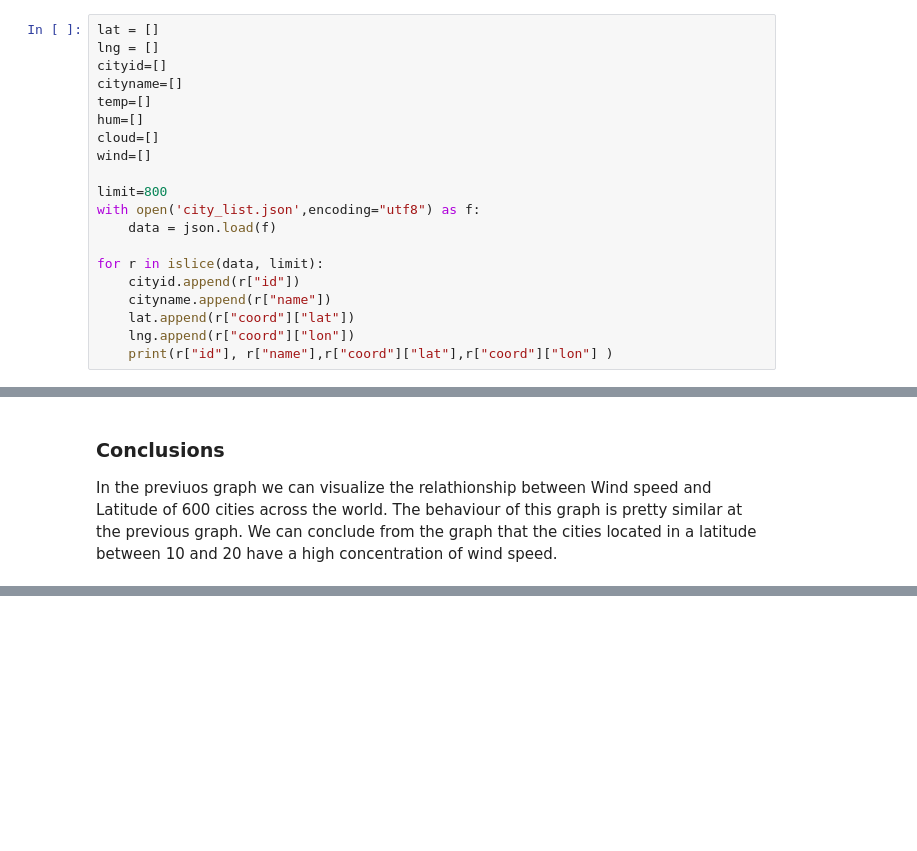
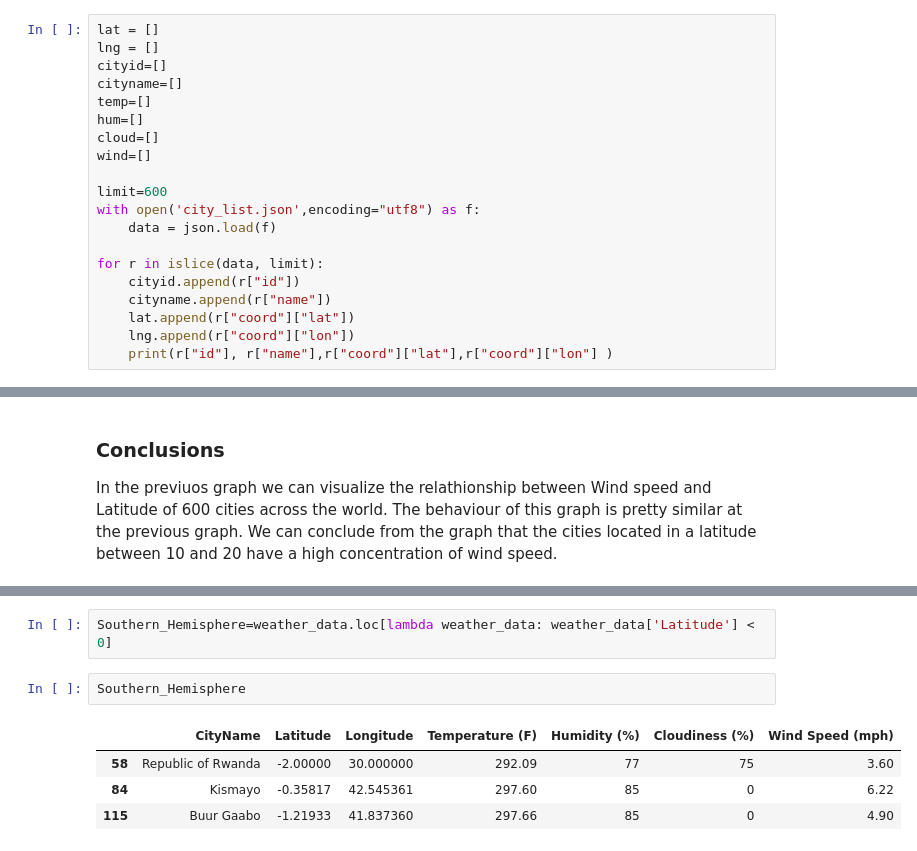
Before and after one commit to SugeilyMG/python-api-challenge, a Jupyter notebook: WeatherPy/WeatherPy.ipynb, the cells around one changed output, grey strips where cells are left out. Saved outputs shown, nothing was run; the diff lists cells and outputs as text; blank space fills up the shorter version.

```diff
--- a/WeatherPy/WeatherPy.ipynb
+++ b/WeatherPy/WeatherPy.ipynb
@@ -18,7 +18,7 @@ hum=[]
 cloud=[]
 wind=[]
 
-limit=800
+limit=600
 with open('city_list.json',encoding="utf8") as f:
     data = json.load(f)
 
@@ -151,0 +186,9 @@ We can conclude from the graph that the cities located in a latitude between 10
+# %%
+Southern_Hemisphere=weather_data.loc[lambda weather_data: weather_data['Latitude'] < 0]
+# %%
+Southern_Hemisphere
+# %% [output]
+|  | CityName | Latitude | Longitude | Temperature (F) | Humidity (%) | Cloudiness (%) | Wind Speed (mph) |
+| 58 | Republic of Rwanda | -2.00000 | 30.000000 | 292.09 | 77 | 75 | 3.60 |
+| 84 | Kismayo | -0.35817 | 42.545361 | 297.60 | 85 | 0 | 6.22 |
+| 115 | Buur Gaabo | -1.21933 | 41.837360 | 297.66 | 85 | 0 | 4.90 |
```
Also changed, not shown: parts of 6 cells of this notebook, 1 other file.
